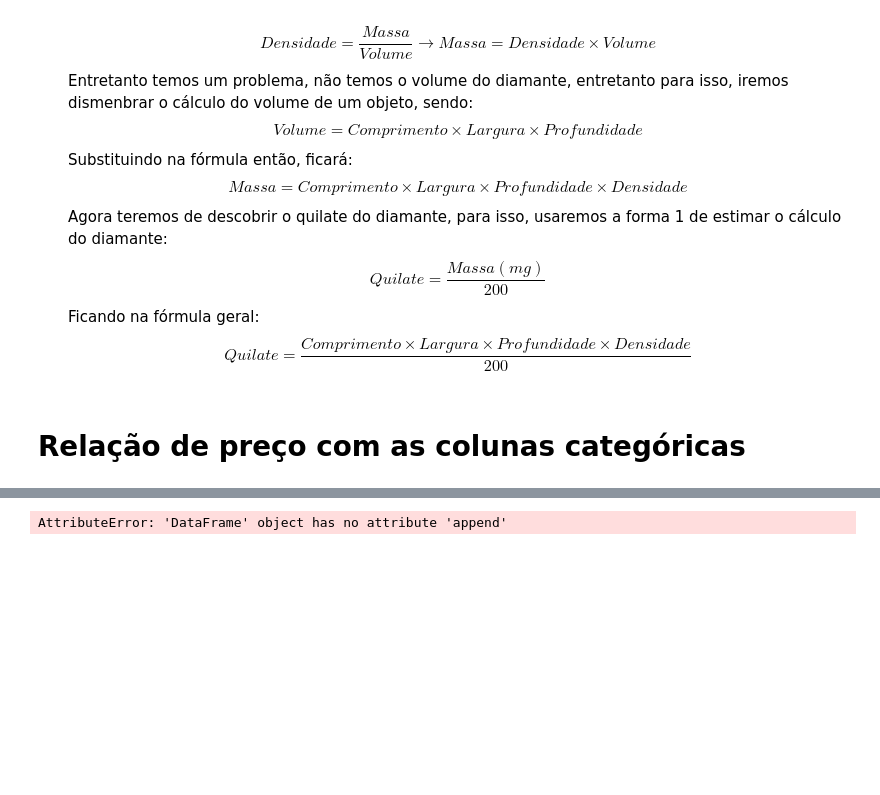
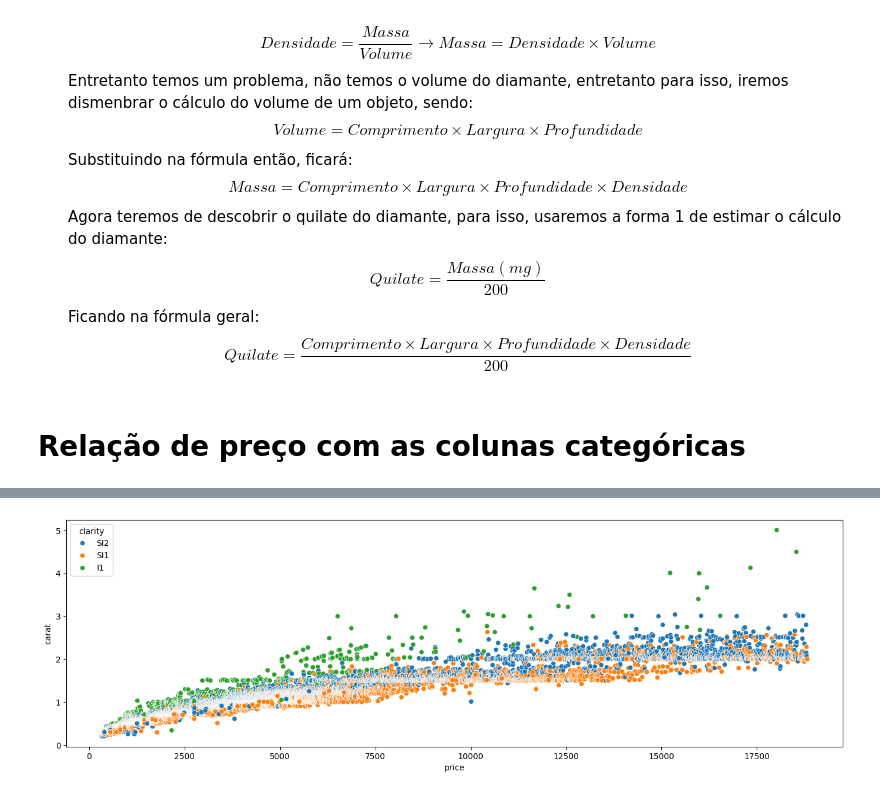
Before and after one commit to ppvyctor/Diamonds-Values, a Jupyter notebook: Trabalho ES.ipynb, the cells around one changed output, grey strips where cells are left out. Drawn from its saved outputs; the diff is of its cells as text; code cells hidden in the pictures; blank space fills up the shorter version.

```diff
--- a/Trabalho ES.ipynb
+++ b/Trabalho ES.ipynb
@@ -288,6 +288,19 @@ $$ \text{Quilate} = \frac{\text{Massa (mg)}}{200}$$
 2) Para a segunda forma de estimar o quilate do diamante, é necessário 4 coisas: Comprimento (mm), Largura (mm), Profundidade (mm) e densidade ($\frac{mm}{mm³}$). Com isso utilizaremos o cálculo da densidade de um objeto, para assim cálcular primeiramante a massa do diamante: $$Densidade = \frac{Massa}{Volume} \rightarrow Massa = Densidade \times Volume $$ Entretanto temos um problema, não temos o volume do diamante, entretanto para isso, iremos dismenbrar o cálculo do volume de um objeto, sendo: $$Volume = Comprimento \times Largura \times Profundidade$$ Substituindo na fórmula então, ficará: $$Massa = Comprimento \times Largura \times Profundidade \times Densidade$$ Agora teremos de descobrir o quilate do diamante, para isso, usaremos a forma 1 de estimar o cálculo do diamante: $$Quilate = \frac{Massa (mg)}{200}$$ Ficando na fórmula geral: $$Quilate = \frac{Comprimento \times Largura \times Profundidade \times Densidade}{200} $$
 # %% [markdown]
 # Relação de preço com as colunas categóricas
+# %%
+def filtro(database, coluna, tipo: list):
+    database_copy = None
+    if type(tipo) != list: tipo = [tipo]
+
+    for x in range(database.shape[0]):
+        for y in range(len(tipo)):
+            if database.loc[x, coluna] == tipo[y]:
+                if database_copy is None:
+                    database_copy = pd.DataFrame(dict(zip(list(database.columns), [database.iloc[x, z] for z in range(database.shape[1])])), index = [0])
+                else:
+                    database_copy.loc[database_copy.shape[0]] = database.loc[x]
+    return database_copy
 # %%
 plt.figure(figsize=(17,9))
 plt.subplot(1, 3, 1)
@@ -329,7 +342,6 @@ plt.show()
-# %%
-diamonds_copy = diamonds.copy()
-newLine = dict(zip(diamonds_copy.columns, [1, "Ideal", "E", "SI2", 60.0, 57.5, 3.95, 4, 2.4]))
-diamonds_copy.append(newLine, ignore_index=True)
-diamonds_copy
-# %% [output]
-AttributeError: 'DataFrame' object has no attribute 'append'
+# %%
+plt.figure(figsize=(17, 5))
+sns.scatterplot(filtro(diamonds, "clarity", ["I1", "SI1", "SI2"]), x = "price", y = "carat", hue="clarity")
+plt.show()
+# %% [output]
+[figure, added]
```
Also changed, not shown: parts of 4 cells of this notebook, 1 other file.
